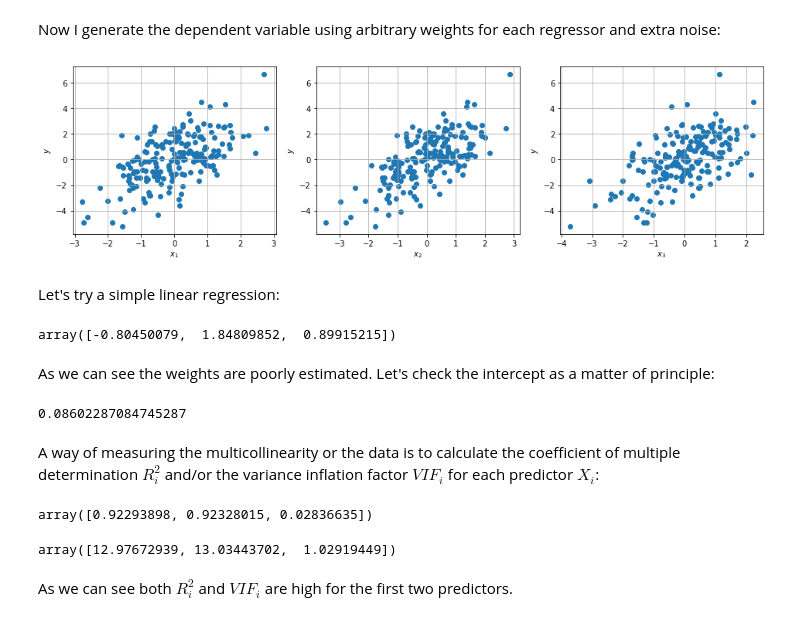
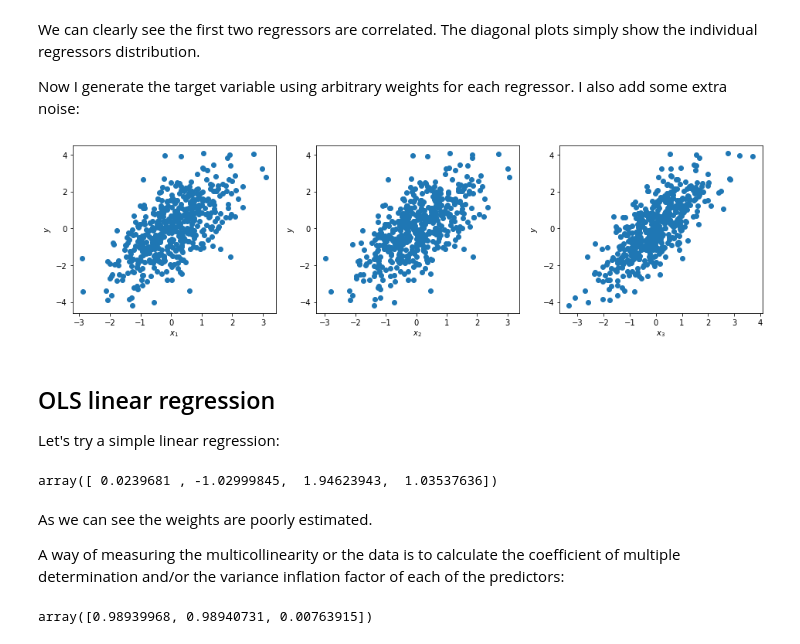
Before and after one commit to philgzl/tundraden, a Jupyter notebook: example.ipynb, the cells around one changed output. Drawn from its saved outputs; the diff is of its cells as text; code cells hidden in the pictures.

Commit message:
new functions and classes, and no more sklearn dependency

```diff
--- a/example.ipynb
+++ b/example.ipynb
@@ -5,25 +6,0 @@ Let's first generate some random correlated predictors. They are generated using
-# %%
-import tundraden
-import numpy as np
-import matplotlib.pyplot as plt
-from sklearn.linear_model import LinearRegression
-
-n_samples = 200
-covariance_matrix = np.array([
-    [1.0, 1.0, 0.0],
-    [1.0, 1.1, 0.0],
-    [0.0, 0.0, 1.0],
-])
-X = tundraden.generate_correlated_data(covariance_matrix, n_samples)
-
-plt.figure(figsize=(16,4))
-k = 1
-for i in range(X.shape[1]):
-    for j in range(i+1, X.shape[1]):
-        plt.subplot(1,3,k)
-        plt.scatter(X[:,i], X[:,j])
-        plt.xlabel('$x_%i$'%(i+1))
-        plt.ylabel('$x_%i$'%(j+1))
-        plt.grid()
-        k += 1
-plt.show()
@@ -31,0 +11,12 @@ plt.show()
+# %%
+n_samples = 500
+covariance_matrix = np.array([
+    [1.00, 1.00, 0.00],
+    [1.00, 1.01, 0.00],
+    [0.00, 0.00, 1.00],
+])
+X = tundraden.generate_correlated_data(covariance_matrix, n_samples)
+
+plt.figure(figsize=(12,8))
+tundraden.pairplot(X, var_names=['$x_1$', '$x_2$', '$x_3$'])
+plt.show()
@@ -32,44 +25,36 @@ plt.show()
 # %% [markdown]
-Now I generate the dependent variable using arbitrary weights for each regressor and extra noise:
+We can clearly see the first two regressors are correlated. The diagonal plots simply show the individual regressors distribution.
+
+Now I generate the target variable using arbitrary weights for each regressor. I also add some extra noise:
 # %%
 weights = np.array([-1, 2, 1])
-sigma = 1
+sigma = 0.5
 Y = tundraden.generate_target(X, weights, sigma)
 
 plt.figure(figsize=(16,4))
 for i in range(3):
     plt.subplot(1,3,i+1)
     plt.scatter(X[:,i], Y)
     plt.xlabel('$x_%i$'%(i+1))
     plt.ylabel('$y$')
-    plt.grid()
 plt.show()
 # %% [output]
-[figure, old version]
+[figure, new version]
 # %% [markdown]
+## OLS linear regression
+
 Let's try a simple linear regression:
 # %%
-model = LinearRegression()
+model = tundraden.LinearRegression()
 model.fit(X, Y)
-model.coef_
+model.coef
 # %% [output]
-array([-0.80450079,  1.84809852,  0.89915215])
+array([ 0.0239681 , -1.02999845,  1.94623943,  1.03537636])
-# %% [markdown]
-As we can see the weights are poorly estimated. Let's check the intercept as a matter of principle:
-# %%
-model.intercept_
-# %% [output]
-0.08602287084745287
 # %% [markdown]
-A way of measuring the multicollinearity or the data is to calculate the coefficient of multiple determination $R^2_i$ and/or the variance inflation factor $VIF_i$ for each predictor $X_i$:
+As we can see the weights are poorly estimated.
+
+A way of measuring the multicollinearity or the data is to calculate the coefficient of multiple determination and/or the variance inflation factor of each of the predictors:
-# %%
-r2, vif = tundraden.measure_multicollinearity(X)
-r2
-# %% [output]
-array([0.92293898, 0.92328015, 0.02836635])
-# %%
-vif
-# %% [output]
-array([12.97672939, 13.03443702,  1.02919449])
-# %% [markdown]
-As we can see both $R^2_i$ and $VIF_i$ are high for the first two predictors.
+# %%
+tundraden.partial_r2(X)
+# %% [output]
+array([0.98939968, 0.98940731, 0.00763915])
```
Also changed, not shown: parts of 13 cells of this notebook, 1 other file.
